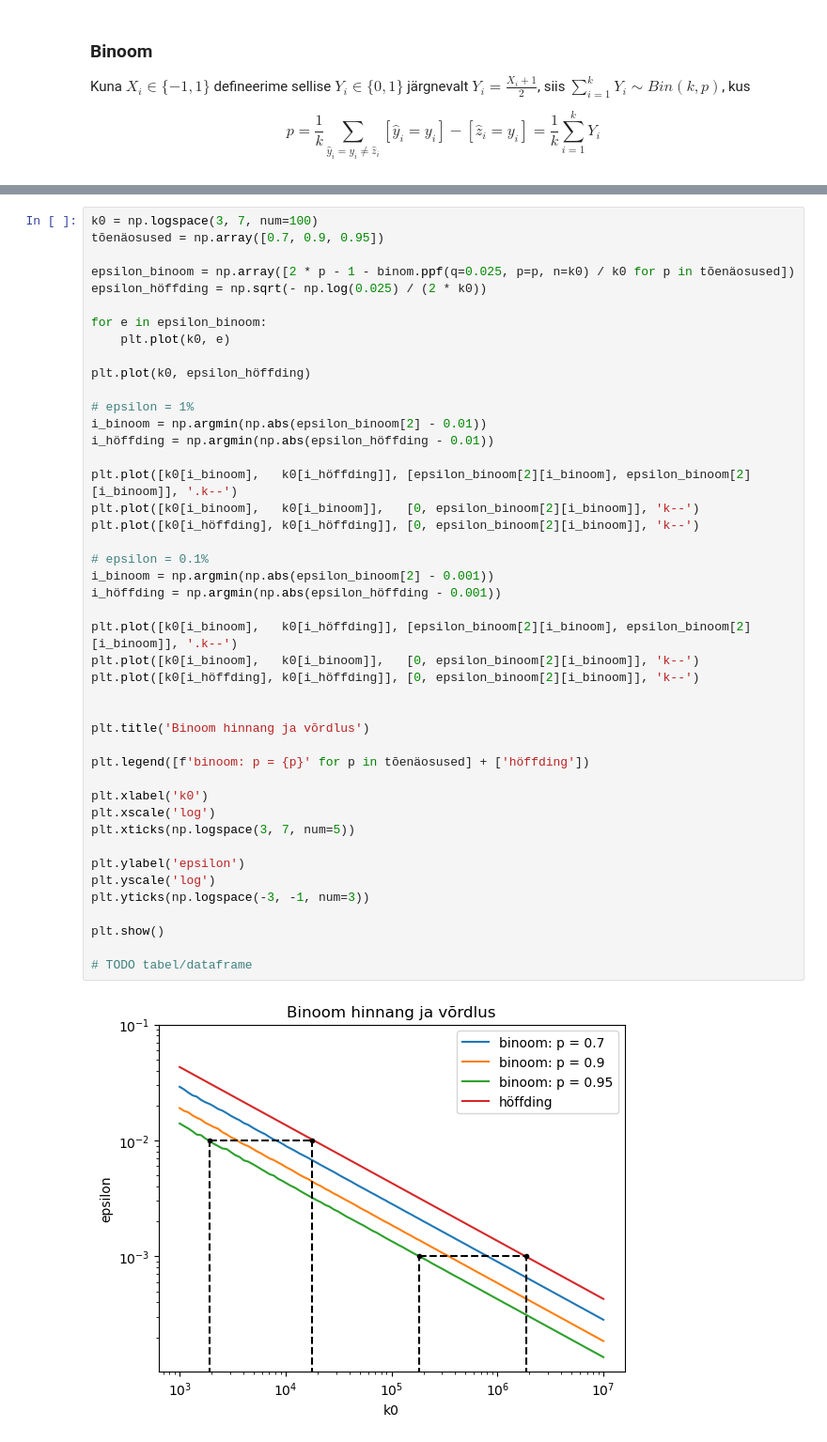
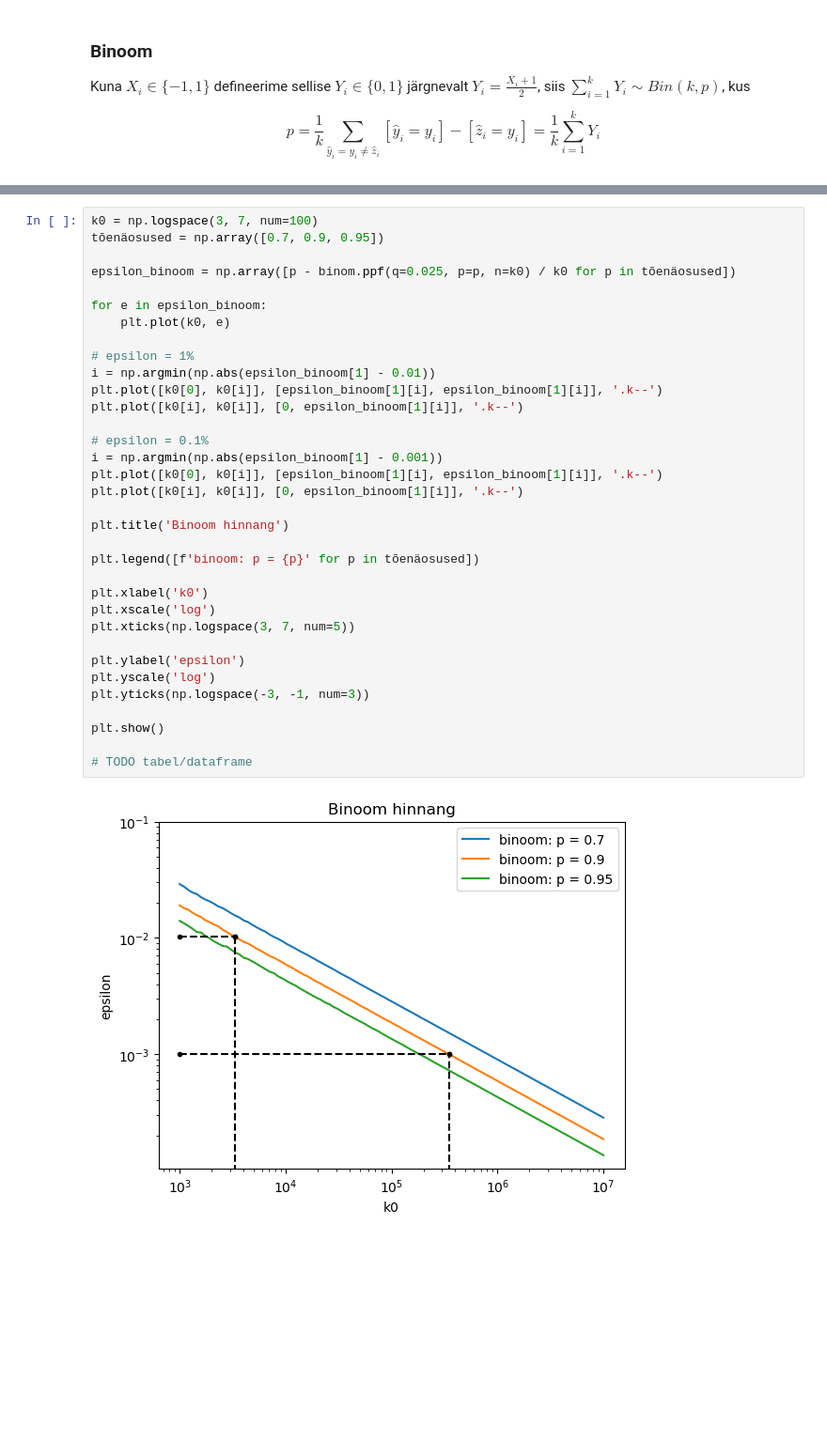
Before and after one commit to mart-mihkel/mudelite_hindamine, a Jupyter notebook: vordlus.ipynb, the cells around one changed output, grey strips where cells are left out. Shown: that part at 94% size. Drawn from its saved outputs; the diff is of its cells as text; blank space fills up the shorter version.

```diff
--- a/vordlus.ipynb
+++ b/vordlus.ipynb
@@ -123,46 +135,36 @@ millest $\sum_{i = 1}^{ k_0 } Y_i \sim Bin( k_0 , p )$
 # %%
 k0 = np.logspace(3, 7, num=100)
 tõenäosused = np.array([0.7, 0.9, 0.95])
 
-epsilon_binoom = np.array([2 * p - 1 - binom.ppf(q=0.025, p=p, n=k0) / k0 for p in tõenäosused])
-epsilon_höffding = np.sqrt(- np.log(0.025) / (2 * k0))
+epsilon_binoom = np.array([p - binom.ppf(q=0.025, p=p, n=k0) / k0 for p in tõenäosused])
 
 for e in epsilon_binoom:
     plt.plot(k0, e)
 
-plt.plot(k0, epsilon_höffding)
-
 # epsilon = 1%
-i_binoom = np.argmin(np.abs(epsilon_binoom[2] - 0.01))
-i_höffding = np.argmin(np.abs(epsilon_höffding - 0.01))
-
-plt.plot([k0[i_binoom],   k0[i_höffding]], [epsilon_binoom[2][i_binoom], epsilon_binoom[2][i_binoom]], '.k--')
-plt.plot([k0[i_binoom],   k0[i_binoom]],   [0, epsilon_binoom[2][i_binoom]], 'k--')
-plt.plot([k0[i_höffding], k0[i_höffding]], [0, epsilon_binoom[2][i_binoom]], 'k--')
+i = np.argmin(np.abs(epsilon_binoom[1] - 0.01))
+plt.plot([k0[0], k0[i]], [epsilon_binoom[1][i], epsilon_binoom[1][i]], '.k--')
+plt.plot([k0[i], k0[i]], [0, epsilon_binoom[1][i]], '.k--')
 
 # epsilon = 0.1%
-i_binoom = np.argmin(np.abs(epsilon_binoom[2] - 0.001))
-i_höffding = np.argmin(np.abs(epsilon_höffding - 0.001))
+i = np.argmin(np.abs(epsilon_binoom[1] - 0.001))
+plt.plot([k0[0], k0[i]], [epsilon_binoom[1][i], epsilon_binoom[1][i]], '.k--')
+plt.plot([k0[i], k0[i]], [0, epsilon_binoom[1][i]], '.k--')
 
-plt.plot([k0[i_binoom],   k0[i_höffding]], [epsilon_binoom[2][i_binoom], epsilon_binoom[2][i_binoom]], '.k--')
-plt.plot([k0[i_binoom],   k0[i_binoom]],   [0, epsilon_binoom[2][i_binoom]], 'k--')
-plt.plot([k0[i_höffding], k0[i_höffding]], [0, epsilon_binoom[2][i_binoom]], 'k--')
+plt.title('Binoom hinnang')
 
-
-plt.title('Binoom hinnang ja võrdlus')
-
-plt.legend([f'binoom: p = {p}' for p in tõenäosused] + ['höffding'])
+plt.legend([f'binoom: p = {p}' for p in tõenäosused])
 
 plt.xlabel('k0')
 plt.xscale('log')
 plt.xticks(np.logspace(3, 7, num=5))
 
 plt.ylabel('epsilon')
 plt.yscale('log')
 plt.yticks(np.logspace(-3, -1, num=3))
 
 plt.show()
 
 # TODO tabel/dataframe
 # %% [output]
-[figure, old version]
+[figure, new version]
```
Also changed, not shown: parts of 6 cells of this notebook.
